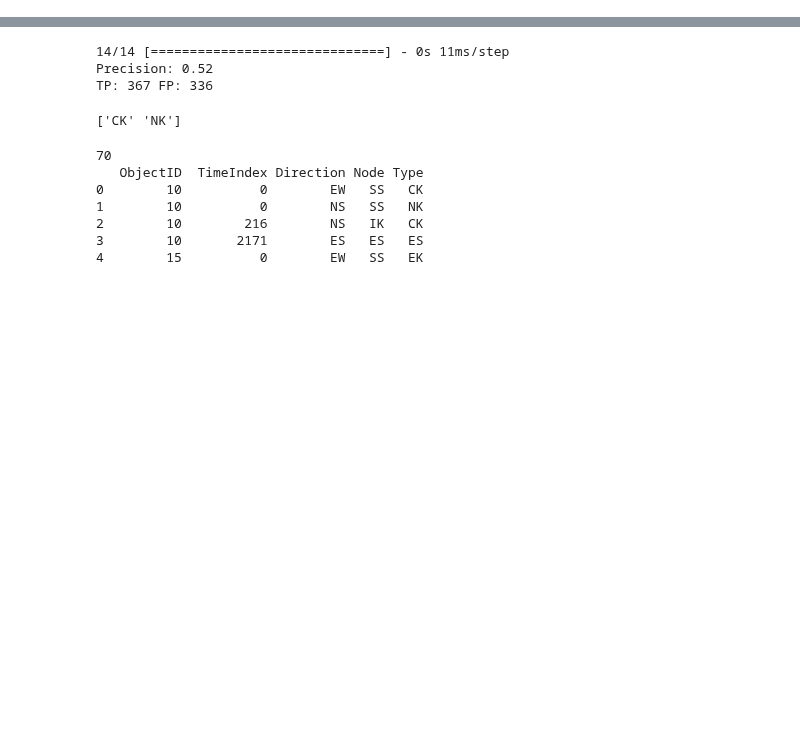
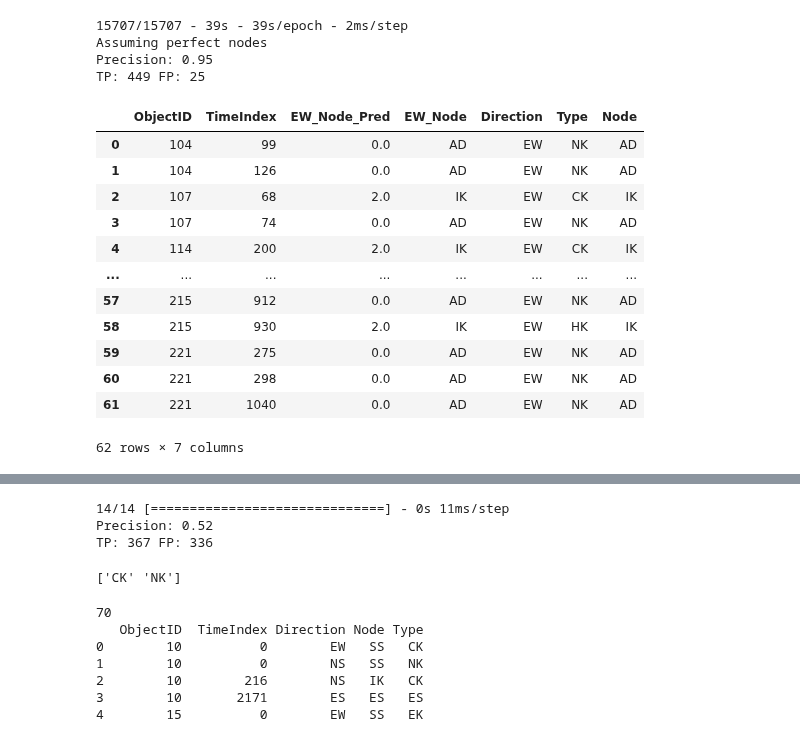
Before and after one commit to DavidBaldsiefen/splid-challenge, a Jupyter notebook: node_classifier.ipynb, the cells around one changed output, grey strips where cells are left out. Cells and saved outputs as stored; diff of their text form; code cells hidden in the pictures; blank space fills up the shorter version.

```diff
--- a/node_classifier.ipynb
+++ b/node_classifier.ipynb
@@ -241 +181,29 @@ TP: 51 FP: 19
+# %%
+eval_df, gt_df, evaluator = evaluate_classifier(ds_gen, challenge_data_dir / 'train_labels.csv',
+                                                 dense_model.model,
+                                                 model_outputs=['EW_Type', 'NS_Type'],
+                                                 train=True,
+                                                 with_initial_node=True)
+# %% [output]
+15707/15707 - 39s - 39s/epoch - 2ms/step
+Assuming perfect nodes
+Precision: 0.95
+TP: 449 FP: 25
+# %%
+eval_df = eval_df.sort_values(['ObjectID', 'TimeIndex']).reset_index(drop=True)
+eval_df
+# %% [output]
+|  | ObjectID | TimeIndex | EW_Node_Pred | EW_Node | Direction | Type | Node |
+| 0 | 104 | 99 | 0.0 | AD | EW | NK | AD |
+| 1 | 104 | 126 | 0.0 | AD | EW | NK | AD |
+| 2 | 107 | 68 | 2.0 | IK | EW | CK | IK |
+| 3 | 107 | 74 | 0.0 | AD | EW | NK | AD |
+| 4 | 114 | 200 | 2.0 | IK | EW | CK | IK |
+| ... | ... | ... | ... | ... | ... | ... | ... |
+| 57 | 215 | 912 | 0.0 | AD | EW | NK | AD |
+| 58 | 215 | 930 | 2.0 | IK | EW | HK | IK |
+| 59 | 221 | 275 | 0.0 | AD | EW | NK | AD |
+| 60 | 221 | 298 | 0.0 | AD | EW | NK | AD |
+| 61 | 221 | 1040 | 0.0 | AD | EW | NK | AD |
+62 rows × 7 columns
 # %%
```
Also changed, not shown: parts of 18 cells of this notebook, 6 other files.
